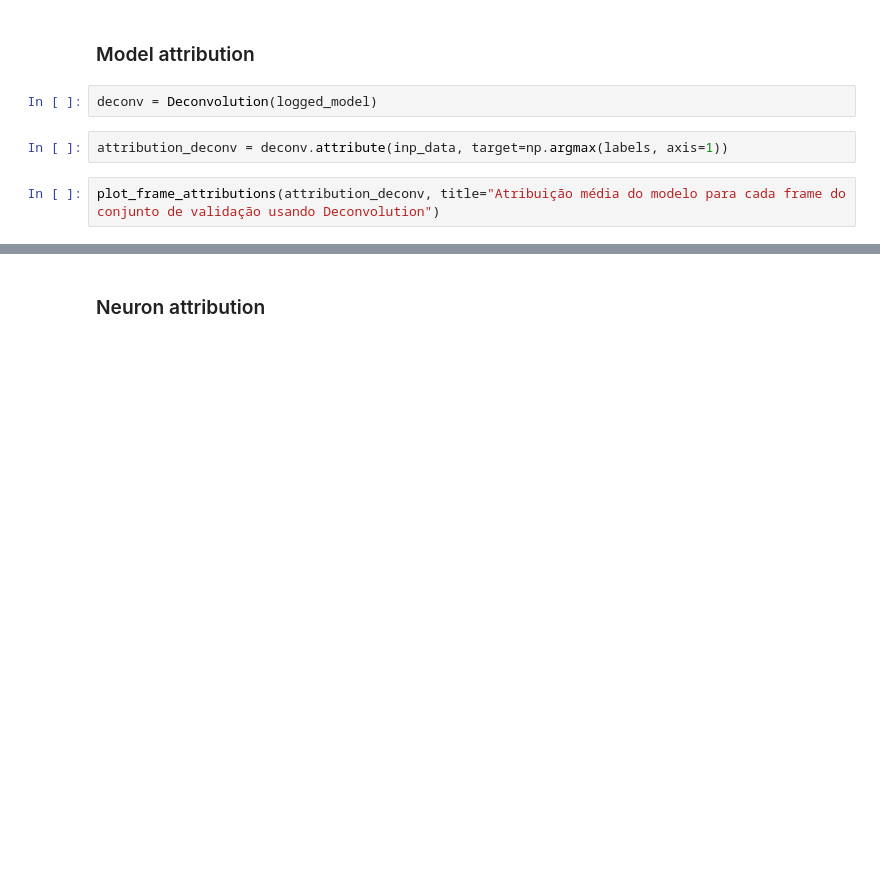
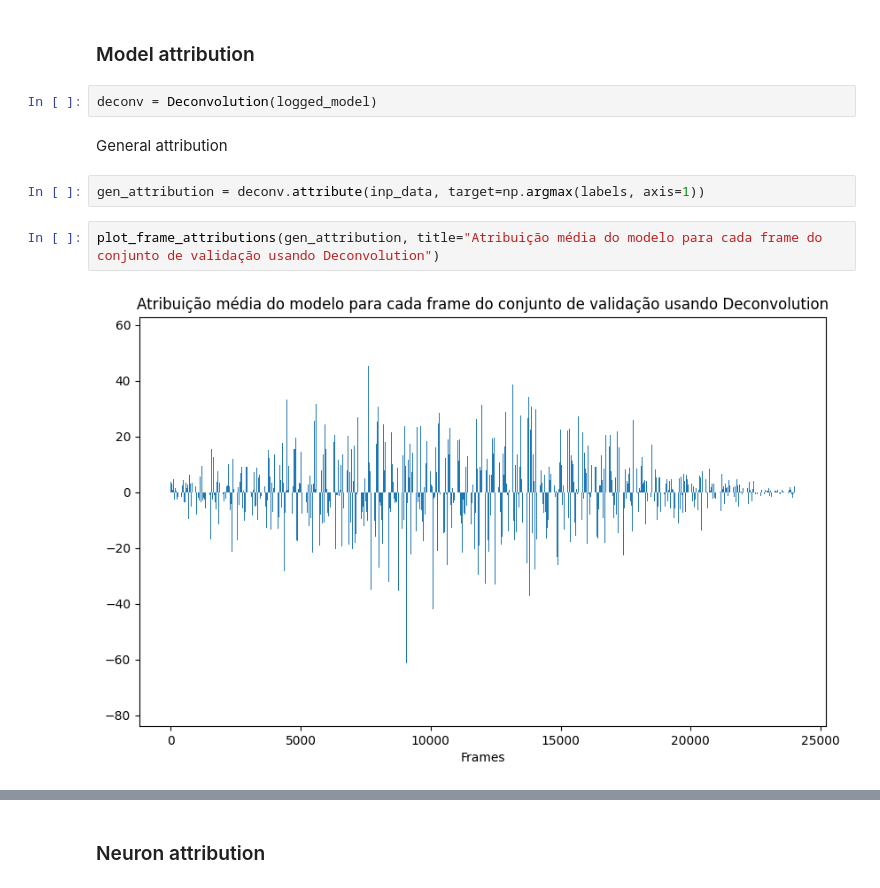
Before and after one commit to SousaPedroso/PIDL, a Jupyter notebook: panns/interpretability/local_gradients.ipynb, the cells around one changed output, grey strips where cells are left out. Saved outputs shown, nothing was run; the diff lists cells and outputs as text; blank space fills up the shorter version.

```diff
--- a/panns/interpretability/local_gradients.ipynb
+++ b/panns/interpretability/local_gradients.ipynb
@@ -98,8 +123,12 @@ rng = np.random.default_rng(135)
 ### Model attribution
 # %%
 deconv = Deconvolution(logged_model)
+# %% [markdown]
+General attribution
 # %%
-attribution_deconv = deconv.attribute(inp_data, target=np.argmax(labels, axis=1))
+gen_attribution = deconv.attribute(inp_data, target=np.argmax(labels, axis=1))
 # %%
-plot_frame_attributions(attribution_deconv, title="Atribuição média do modelo para cada frame do conjunto de validação usando Deconvolution")
+plot_frame_attributions(gen_attribution, title="Atribuição média do modelo para cada frame do conjunto de validação usando Deconvolution")
+# %% [output]
+[figure, added]
 # %%
```
Also changed, not shown: parts of 85 cells of this notebook.
